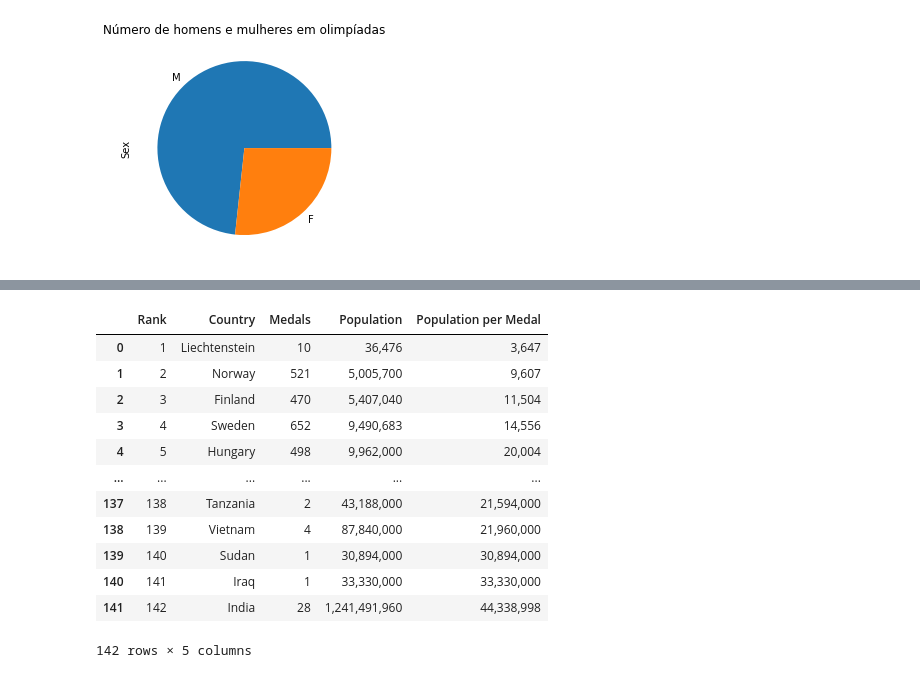
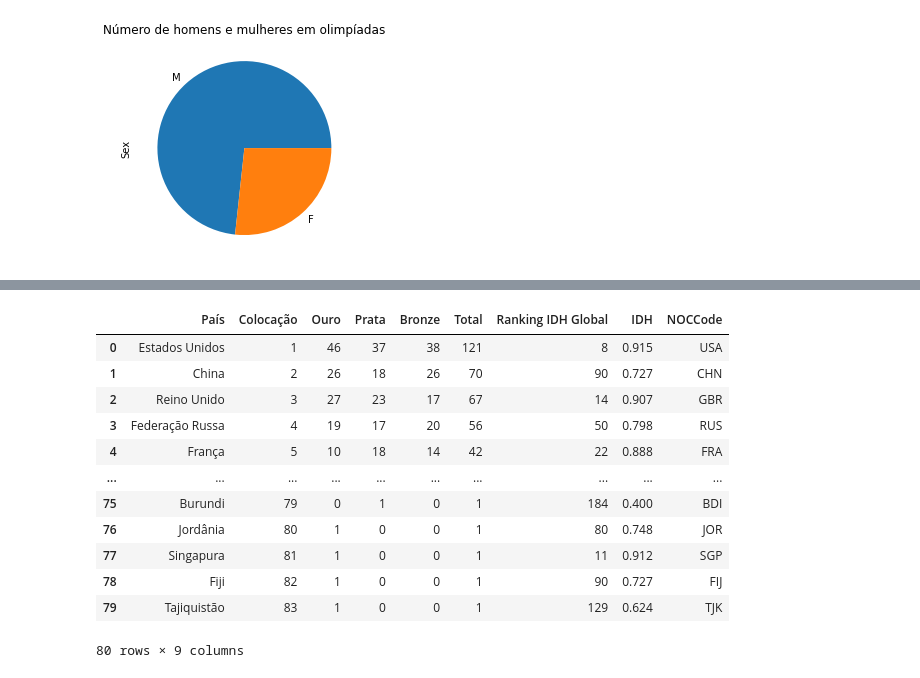
Before and after one commit to brunabellini/Projeto_Olimpiadas, a Jupyter notebook: olimpiada.ipynb, the cells around one changed output, grey strips where cells are left out. Cells and saved outputs as stored; diff of their text form; code cells hidden in the pictures.

```diff
--- a/olimpiada.ipynb
+++ b/olimpiada.ipynb
@@ -293,17 +316,17 @@ ate_rio2016['Sex'].value_counts().plot(kind='pie', title='Número de homens e mu
 # %%
-medals_percapta=pd.read_csv('./Data/medals_percapta.csv', sep=';')
-medals_percapta
+idh_colocacao =pd.read_csv('./Data/idh_com_colocacao.csv', sep=',')
+idh_colocacao
 # %% [output]
-|  | Rank | Country | Medals | Population | Population per Medal |
-| 0 | 1 | Liechtenstein | 10 | 36,476 | 3,647 |
-| 1 | 2 | Norway | 521 | 5,005,700 | 9,607 |
-| 2 | 3 | Finland | 470 | 5,407,040 | 11,504 |
-| 3 | 4 | Sweden | 652 | 9,490,683 | 14,556 |
-| 4 | 5 | Hungary | 498 | 9,962,000 | 20,004 |
-| ... | ... | ... | ... | ... | ... |
-| 137 | 138 | Tanzania | 2 | 43,188,000 | 21,594,000 |
-| 138 | 139 | Vietnam | 4 | 87,840,000 | 21,960,000 |
-| 139 | 140 | Sudan | 1 | 30,894,000 | 30,894,000 |
-| 140 | 141 | Iraq | 1 | 33,330,000 | 33,330,000 |
-| 141 | 142 | India | 28 | 1,241,491,960 | 44,338,998 |
+|  | País | Colocação | Ouro | Prata | Bronze | Total | Ranking IDH Global | IDH | NOCCode |
+| 0 | Estados Unidos | 1 | 46 | 37 | 38 | 121 | 8 | 0.915 | USA |
+| 1 | China | 2 | 26 | 18 | 26 | 70 | 90 | 0.727 | CHN |
+| 2 | Reino Unido | 3 | 27 | 23 | 17 | 67 | 14 | 0.907 | GBR |
+| 3 | Federação Russa | 4 | 19 | 17 | 20 | 56 | 50 | 0.798 | RUS |
+| 4 | França | 5 | 10 | 18 | 14 | 42 | 22 | 0.888 | FRA |
+| ... | ... | ... | ... | ... | ... | ... | ... | ... | ... |
+| 75 | Burundi | 79 | 0 | 1 | 0 | 1 | 184 | 0.400 | BDI |
+| 76 | Jordânia | 80 | 1 | 0 | 0 | 1 | 80 | 0.748 | JOR |
+| 77 | Singapura | 81 | 1 | 0 | 0 | 1 | 11 | 0.912 | SGP |
+| 78 | Fiji | 82 | 1 | 0 | 0 | 1 | 90 | 0.727 | FIJ |
+| 79 | Tajiquistão | 83 | 1 | 0 | 0 | 1 | 129 | 0.624 | TJK |
-142 rows × 5 columns
+80 rows × 9 columns
```
Also changed, not shown: parts of 12 cells of this notebook, 7 other files.
